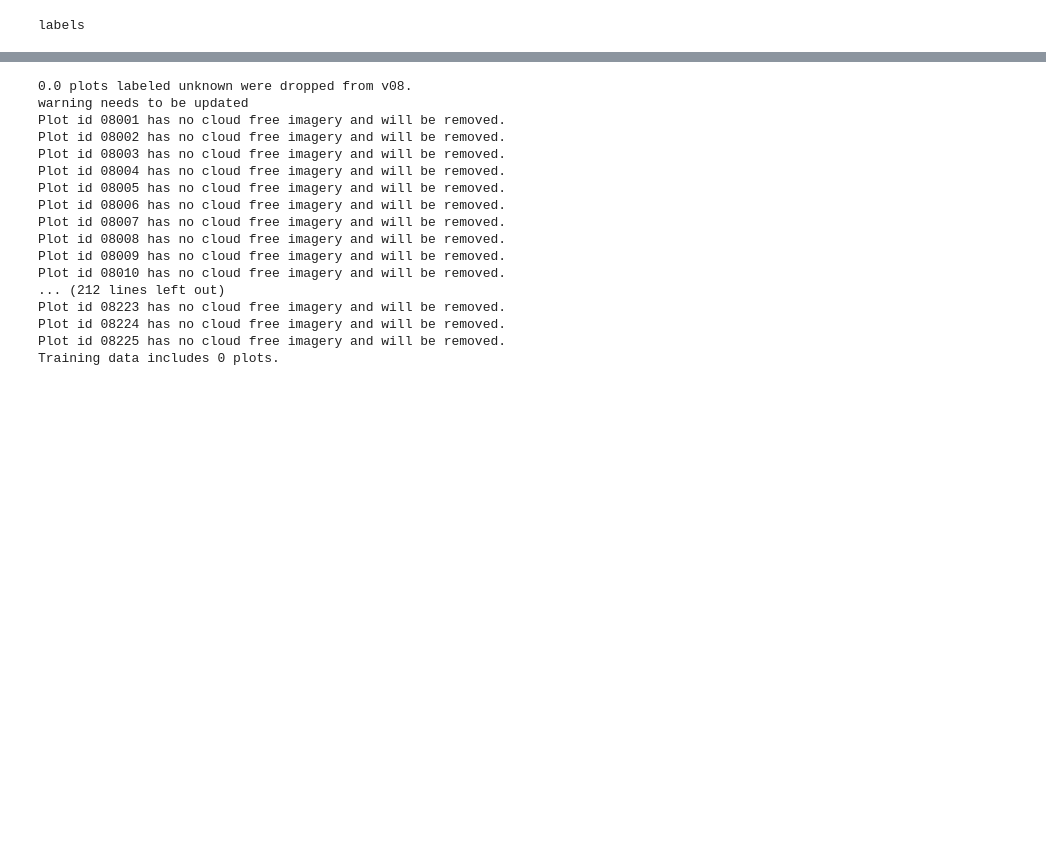
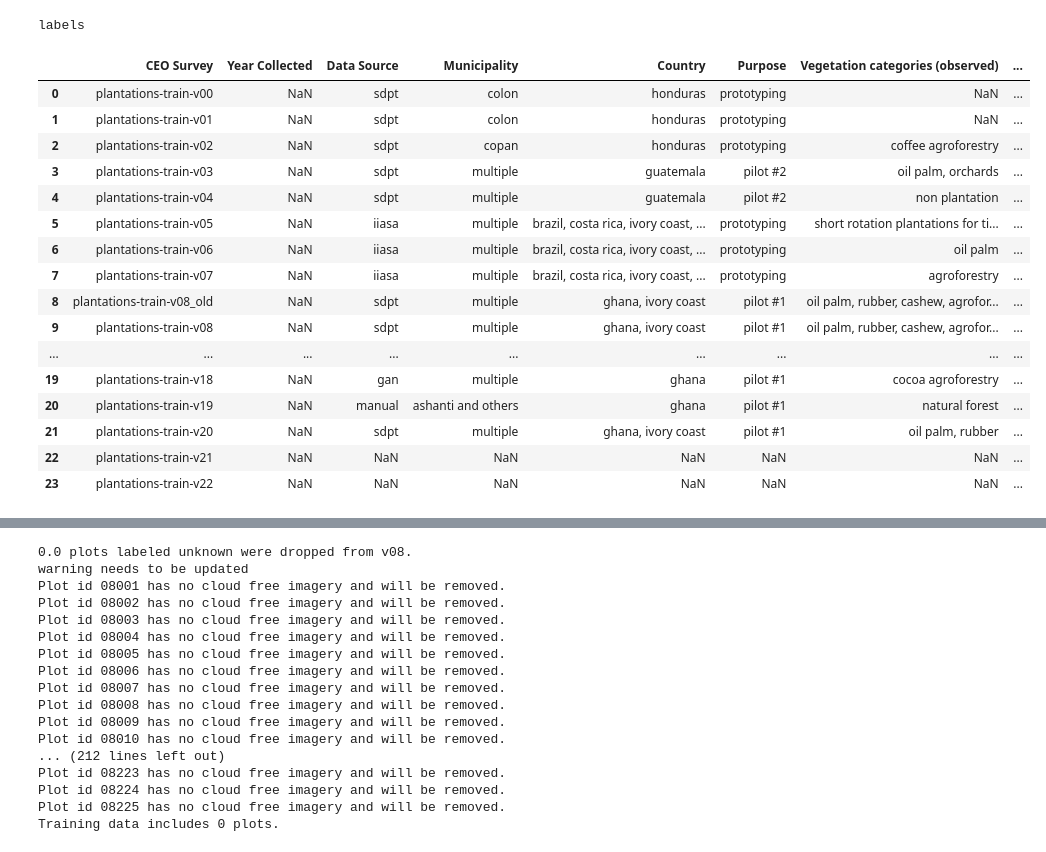
Before and after one commit to wri/plantation_classifier, a Jupyter notebook: notebooks/repo-research-pilot.ipynb, the cells around one changed output, grey strips where cells are left out. Saved outputs shown, nothing was run; the diff lists cells and outputs as text; code cells hidden in the pictures; blank space fills up the shorter version.

```diff
--- a/notebooks/repo-research-pilot.ipynb
+++ b/notebooks/repo-research-pilot.ipynb
@@ -41,3 +41,23 @@ labels
 # %%
 ceo_summary = pd.read_excel('../data/Training_Data.xlsx', sheet_name='CEO_Surveys', header=1)
 ceo_summary = ceo_summary[ceo_summary['CEO Survey'].notna()]
+ceo_summary = ceo_summary.map(lambda x: x.lower() if isinstance(x, str) else x)
+ceo_summary
+# %% [output]
+|  | CEO Survey | Year Collected | Data Source | Municipality | Country | Purpose | Vegetation categories (observed) | ... |
+| 0 | plantations-train-v00 | NaN | sdpt | colon | honduras | prototyping | NaN | ... |
+| 1 | plantations-train-v01 | NaN | sdpt | colon | honduras | prototyping | NaN | ... |
+| 2 | plantations-train-v02 | NaN | sdpt | copan | honduras | prototyping | coffee agroforestry | ... |
+| 3 | plantations-train-v03 | NaN | sdpt | multiple | guatemala | pilot #2 | oil palm, orchards | ... |
+| 4 | plantations-train-v04 | NaN | sdpt | multiple | guatemala | pilot #2 | non plantation | ... |
+| 5 | plantations-train-v05 | NaN | iiasa | multiple | brazil, costa rica, ivory coast, ... | prototyping | short rotation plantations for ti... | ... |
+| 6 | plantations-train-v06 | NaN | iiasa | multiple | brazil, costa rica, ivory coast, ... | prototyping | oil palm | ... |
+| 7 | plantations-train-v07 | NaN | iiasa | multiple | brazil, costa rica, ivory coast, ... | prototyping | agroforestry | ... |
+| 8 | plantations-train-v08_old | NaN | sdpt | multiple | ghana, ivory coast | pilot #1 | oil palm, rubber, cashew, agrofor... | ... |
+| 9 | plantations-train-v08 | NaN | sdpt | multiple | ghana, ivory coast | pilot #1 | oil palm, rubber, cashew, agrofor... | ... |
+| ... | ... | ... | ... | ... | ... | ... | ... | ... |
+| 19 | plantations-train-v18 | NaN | gan | multiple | ghana | pilot #1 | cocoa agroforestry | ... |
+| 20 | plantations-train-v19 | NaN | manual | ashanti and others | ghana | pilot #1 | natural forest | ... |
+| 21 | plantations-train-v20 | NaN | sdpt | multiple | ghana, ivory coast | pilot #1 | oil palm, rubber | ... |
+| 22 | plantations-train-v21 | NaN | NaN | NaN | NaN | NaN | NaN | ... |
+| 23 | plantations-train-v22 | NaN | NaN | NaN | NaN | NaN | NaN | ... |
```
Also changed, not shown: parts of 3 cells of this notebook, 1 other file.
